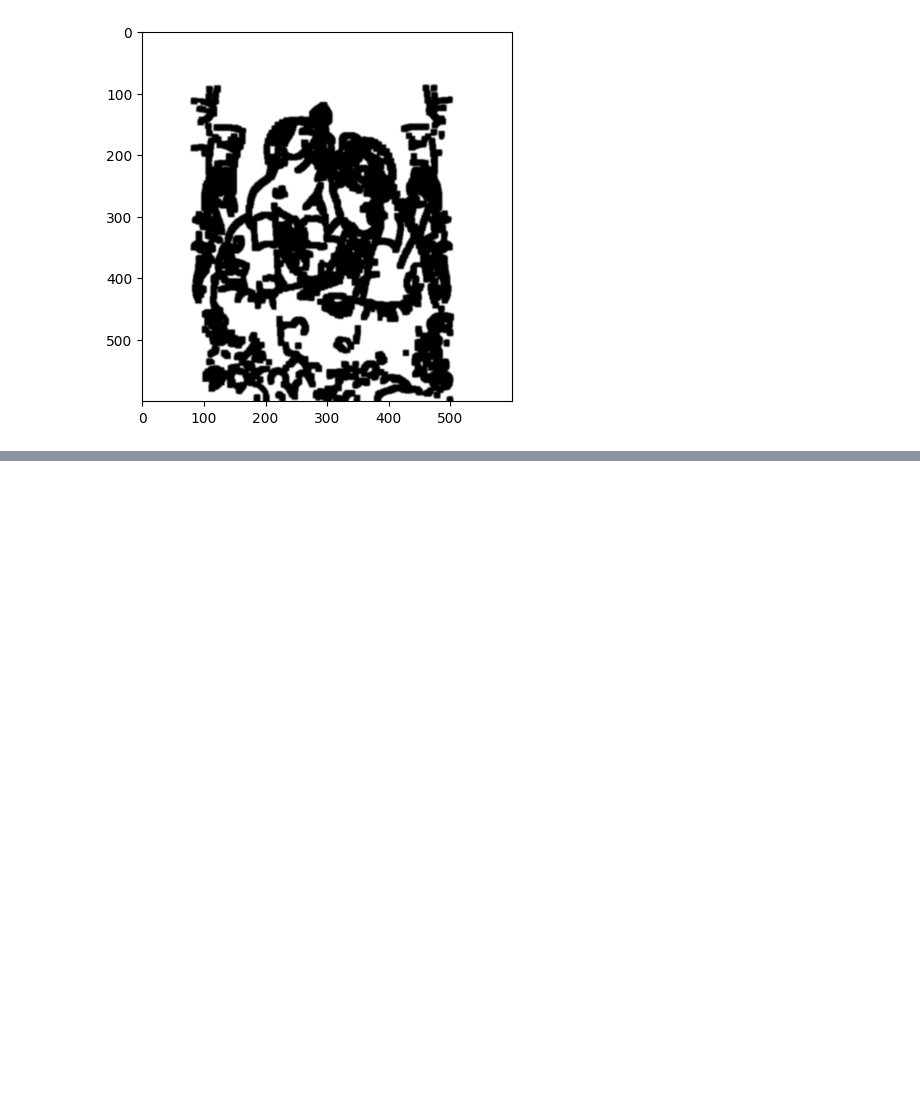
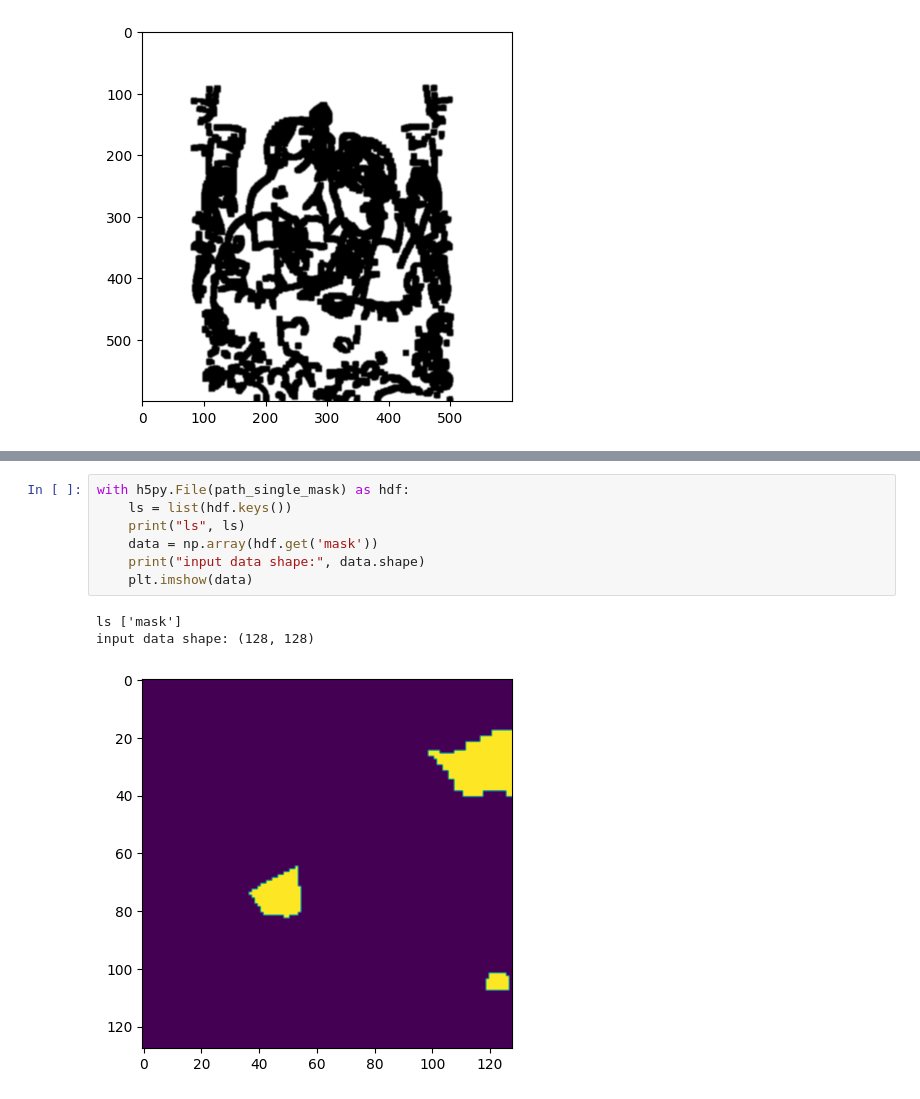
Before and after one commit to Mafaz03/PixSketch2Pix, a Jupyter notebook: dataset.ipynb, the cells around one changed output, grey strips where cells are left out. Saved outputs shown, nothing was run; the diff lists cells and outputs as text; blank space fills up the shorter version.

```diff
--- a/dataset.ipynb
+++ b/dataset.ipynb
@@ -103,0 +168,11 @@ plt.imshow(image_to_line_art(target), cmap="gray")
+# %%
+with h5py.File(path_single_mask) as hdf:
+    ls = list(hdf.keys())
+    print("ls", ls)
+    data = np.array(hdf.get('mask'))
+    print("input data shape:", data.shape)
+    plt.imshow(data)
+# %% [output]
+ls ['mask']
+input data shape: (128, 128)
+[figure, added]
```
Also changed, not shown: parts of 6 cells of this notebook, 2 other files.
